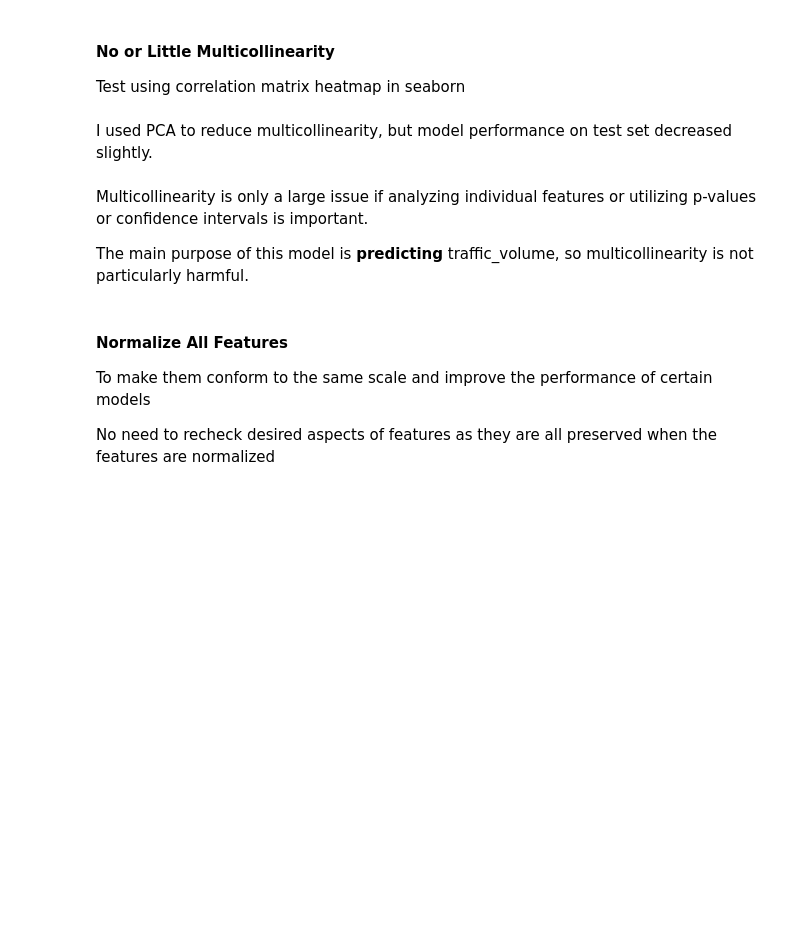
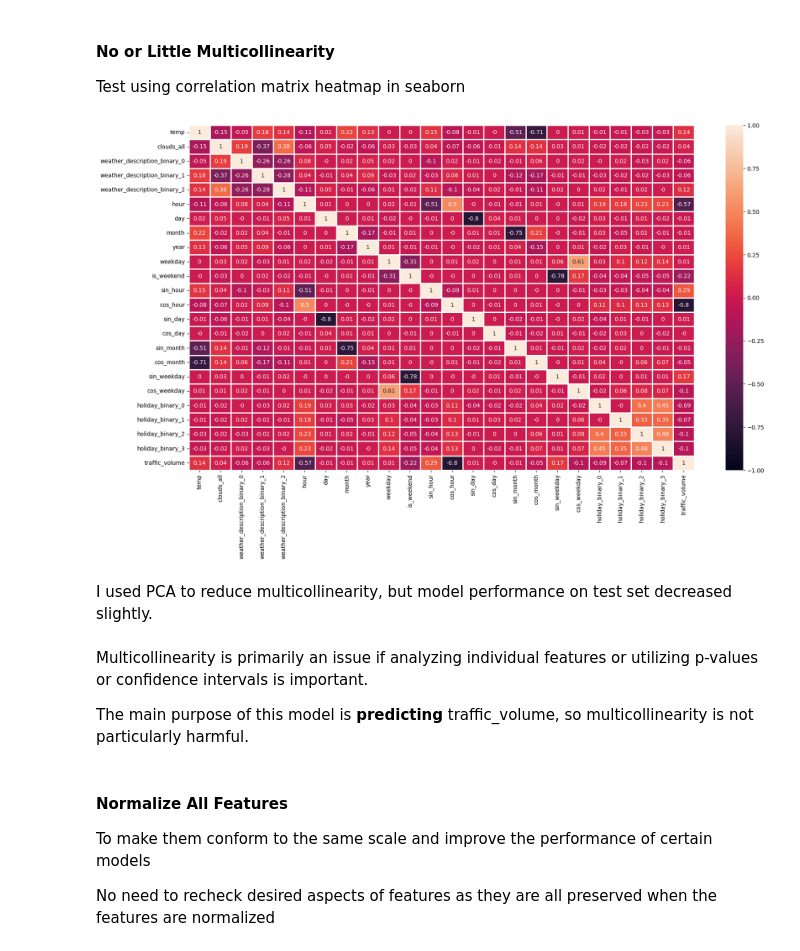
Before and after one commit to Supersamk13/Machine-Learning-and-Data-Science, a Jupyter notebook: Data_Science_and_Machine_Learning_Project_Interstate_Traffic.ipynb, the cells around one changed output. Saved outputs shown, nothing was run; the diff lists cells and outputs as text; code cells hidden in the pictures; blank space fills up the shorter version.

```diff
--- a/Data_Science_and_Machine_Learning_Project_Interstate_Traffic.ipynb
+++ b/Data_Science_and_Machine_Learning_Project_Interstate_Traffic.ipynb
@@ -1465,15 +1293,17 @@ The distribution of errors for all other feature is fairly symmetrical. Assumpti
 #### No or Little Multicollinearity
 Test using correlation matrix heatmap in seaborn
 # %%
-# # Make heatmap larger
-# plt.figure(figsize=(20,11))
+# Make heatmap larger
+plt.figure(figsize=(20,11))
 
-# # Display heatmap
-# heatmap = sns.heatmap(round(lr_x_train.assign(traffic_volume=lr_y_train).corr(),2), vmin=-1, vmax=1, annot=True, linewidths=1)
+# Display heatmap
+heatmap = sns.heatmap(round(lr_x_train.assign(traffic_volume=lr_y_train).corr(),2), vmin=-1, vmax=1, annot=True, linewidths=1)
+# %% [output]
+[figure, added]
 # %% [markdown]
 I used PCA to reduce multicollinearity, but model performance on test set decreased slightly.
 # %% [markdown]
-Multicollinearity is only a large issue if analyzing individual features or utilizing p-values or confidence intervals is important.
+Multicollinearity is primarily an issue if analyzing individual features or utilizing p-values or confidence intervals is important.
 
 The main purpose of this model is **predicting** traffic_volume, so multicollinearity is not particularly harmful.
 # %% [markdown]
```
Also changed, not shown: parts of 82 cells of this notebook.
